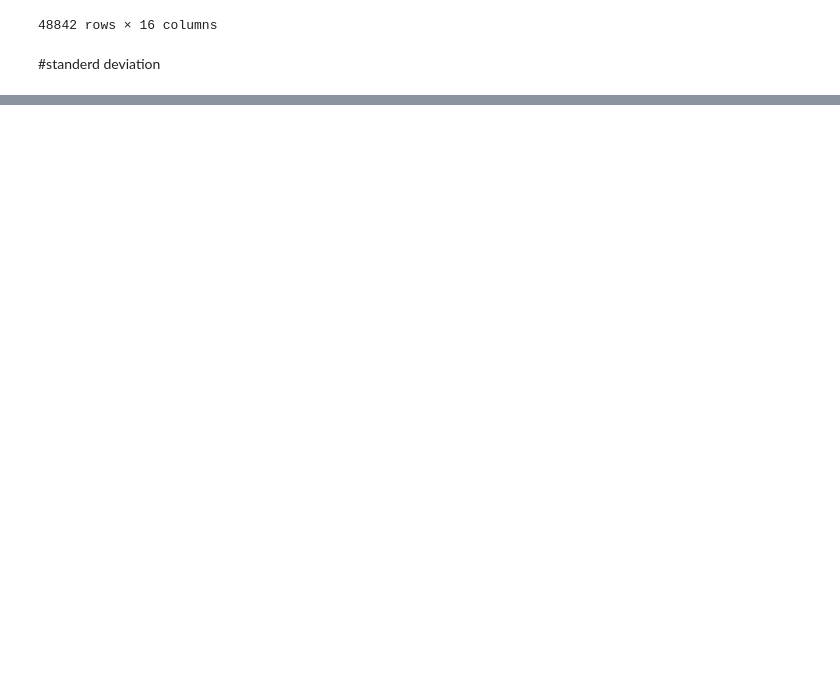
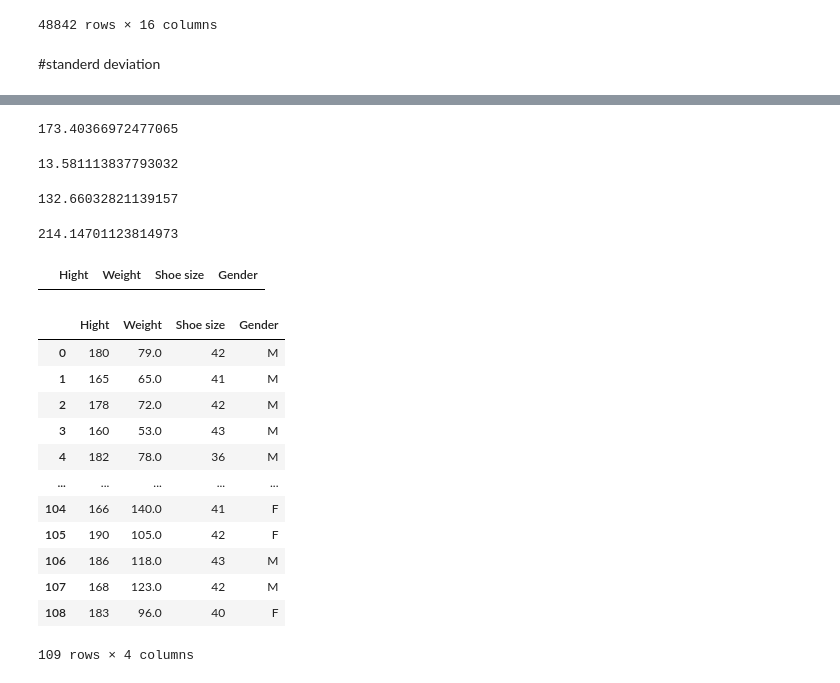
Before and after one commit to sanketvekariya23/Data-science, a Jupyter notebook: math_statics_percentile_standerdeviation_normaldistribution.ipynb, the cells around one changed output, grey strips where cells are left out. Drawn from its saved outputs; the diff is of its cells as text; code cells hidden in the pictures; blank space fills up the shorter version.

```diff
--- a/math_statics_percentile_standerdeviation_normaldistribution.ipynb
+++ b/math_statics_percentile_standerdeviation_normaldistribution.ipynb
@@ -204,0 +258,23 @@ df1[df1.price<max_percentile]
+# %%
+data_mean = data.Hight.mean()
+data_mean
+# %% [output]
+173.40366972477065
+# %%
+data_std = data.Hight.std()
+data_std
+# %% [output]
+13.581113837793032
+# %%
+# as a defination outside of between +3SD and -3SD considered as outlier
+data_mean - 3*data_std
+# %% [output]
+132.66032821139157
+# %%
+data_mean + 3*data_std
+# %% [output]
+214.14701123814973
+# %%
+data[(data.Hight<132.66032821139157) | (data.Hight>214.14701123814973)]
+# %% [output]
+|  | Hight | Weight | Shoe size | Gender |
@@ -204,0 +283,17 @@ df1[df1.price<max_percentile]
+# %%
+data_no_outlier =data[(data.Hight>132.66032821139157) | (data.Hight<214.14701123814973)]
+data_no_outlier
+# %% [output]
+|  | Hight | Weight | Shoe size | Gender |
+| 0 | 180 | 79.0 | 42 | M |
+| 1 | 165 | 65.0 | 41 | M |
+| 2 | 178 | 72.0 | 42 | M |
+| 3 | 160 | 53.0 | 43 | M |
+| 4 | 182 | 78.0 | 36 | M |
+| ... | ... | ... | ... | ... |
+| 104 | 166 | 140.0 | 41 | F |
+| 105 | 190 | 105.0 | 42 | F |
+| 106 | 186 | 118.0 | 43 | M |
+| 107 | 168 | 123.0 | 42 | M |
+| 108 | 183 | 96.0 | 40 | F |
+109 rows × 4 columns
```
Also changed, not shown: parts of 7 cells of this notebook, 1 other file.
